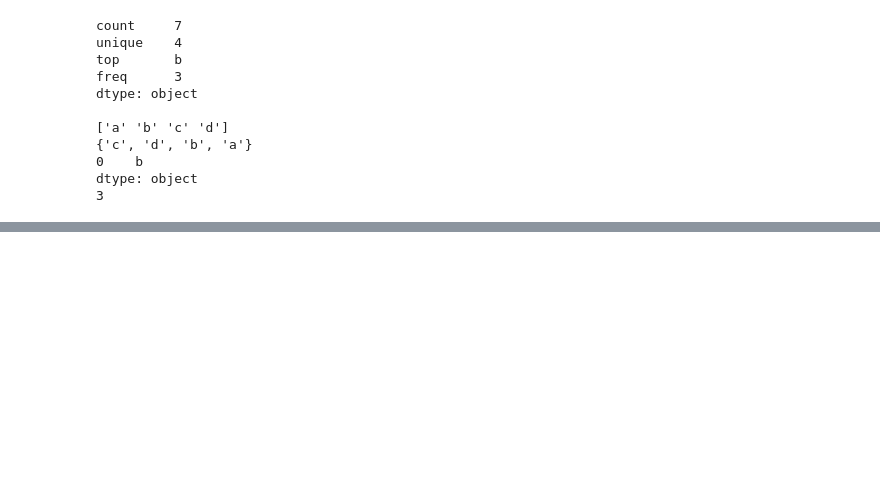
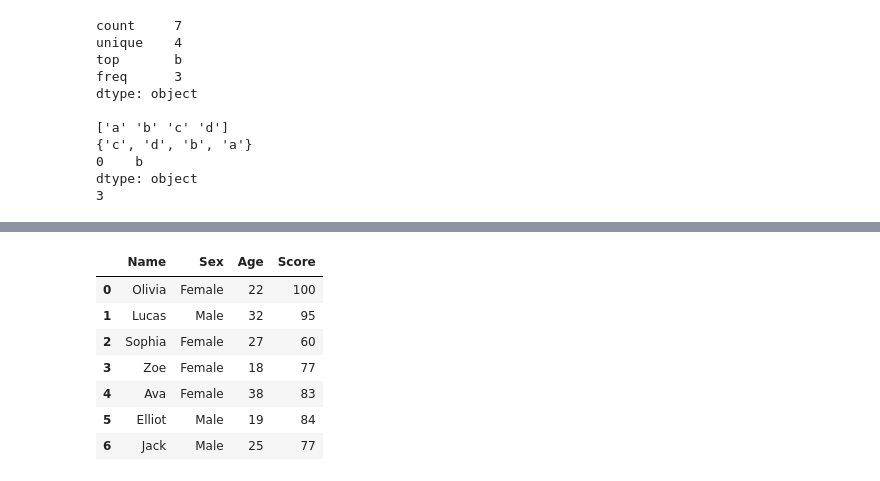
Before and after one commit to devamateur/bigdata_practice, a Jupyter notebook: from_book/python_basic2_dataframe.ipynb, the cells around one changed output, grey strips where cells are left out. Cells and saved outputs as stored; diff of their text form; code cells hidden in the pictures; blank space fills up the shorter version.

```diff
--- a/from_book/python_basic2_dataframe.ipynb
+++ b/from_book/python_basic2_dataframe.ipynb
@@ -262,0 +366,9 @@ dtype: object
+# %%
+# 데이터프레임 생성
+obj = {'Name' : ['Olivia', 'Lucas', 'Sophia', 'Zoe', 'Ava', 'Elliot'],
+       'Sex' : ['Female', 'Male', 'Female', 'Female', 'Female', 'Male'],
+       'Age' : [22, 32, 27, 18, 38, 19],
+       'Score' : [100, 95, 60, 77, 83, 84]
+       }
+
+df = pd.DataFrame(obj) # 데이터 프레임 생성
@@ -262,0 +433,14 @@ dtype: object
+# %%
+# Zoe와 같은 성적인 학생 Jack 추가
+df = df.append({'Name':'Jack', 'Sex':'Male', 'Age':25, 'Score':77}, ignore_index = True)
+# %%
+df
+# %% [output]
+|  | Name | Sex | Age | Score |
+| 0 | Olivia | Female | 22 | 100 |
+| 1 | Lucas | Male | 32 | 95 |
+| 2 | Sophia | Female | 27 | 60 |
+| 3 | Zoe | Female | 18 | 77 |
+| 4 | Ava | Female | 38 | 83 |
+| 5 | Elliot | Male | 19 | 84 |
+| 6 | Jack | Male | 25 | 77 |
```
Also changed, not shown: parts of 28 cells of this notebook.
